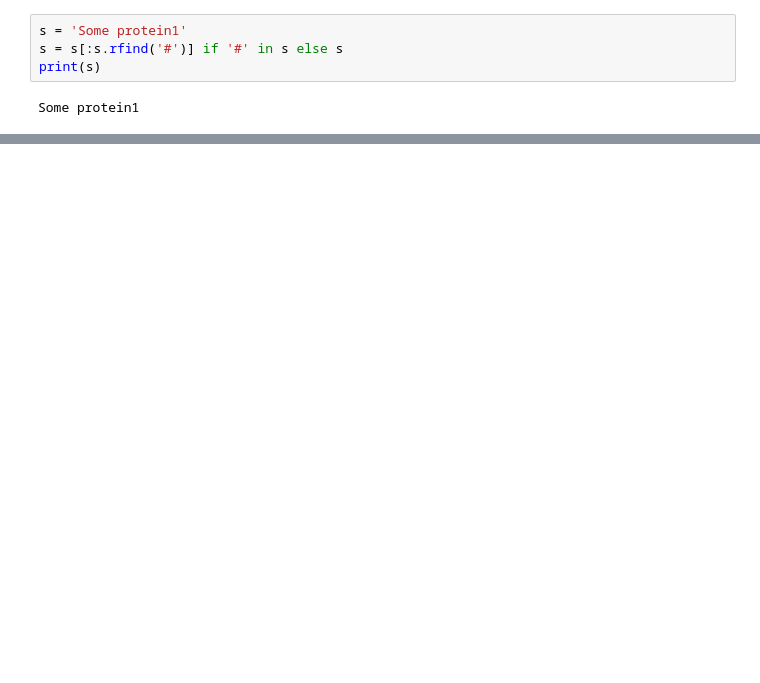
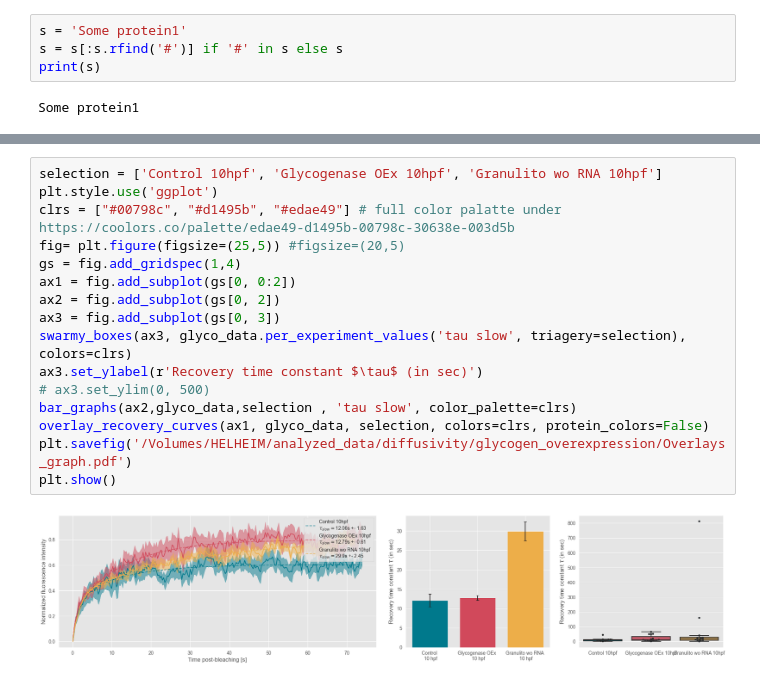
Before and after one commit to Julian-We/iFRAPpy, a Jupyter notebook: glycogen_depletion.ipynb, the cells around one changed output, grey strips where cells are left out. Cells and saved outputs as stored; diff of their text form; blank space fills up the shorter version.

```diff
--- a/glycogen_depletion.ipynb
+++ b/glycogen_depletion.ipynb
@@ -71,0 +58,18 @@ CCTGATCATCCCATTGTACTTCAAAAACCAGAAAACAACCAAAGTTTTAAGTAG""")
+# %%
+selection = ['Control 10hpf', 'Glycogenase OEx 10hpf', 'Granulito wo RNA 10hpf']
+plt.style.use('ggplot')
+clrs = ["#00798c", "#d1495b", "#edae49"] # full color palatte under https://coolors.co/palette/edae49-d1495b-00798c-30638e-003d5b
+fig= plt.figure(figsize=(25,5)) #figsize=(20,5)
+gs = fig.add_gridspec(1,4)
+ax1 = fig.add_subplot(gs[0, 0:2])
+ax2 = fig.add_subplot(gs[0, 2])
+ax3 = fig.add_subplot(gs[0, 3])
+swarmy_boxes(ax3, glyco_data.per_experiment_values('tau slow', triagery=selection), colors=clrs)
+ax3.set_ylabel(r'Recovery time constant $\tau$ (in sec)')
+# ax3.set_ylim(0, 500)
+bar_graphs(ax2,glyco_data,selection , 'tau slow', color_palette=clrs)
+overlay_recovery_curves(ax1, glyco_data, selection, colors=clrs, protein_colors=False)
+plt.savefig('/Volumes/HELHEIM/analyzed_data/diffusivity/glycogen_overexpression/Overlays_graph.pdf')
+plt.show()
+# %% [output]
+[figure, added]
```
Also changed, not shown: parts of 4 cells of this notebook, 8 other files.
